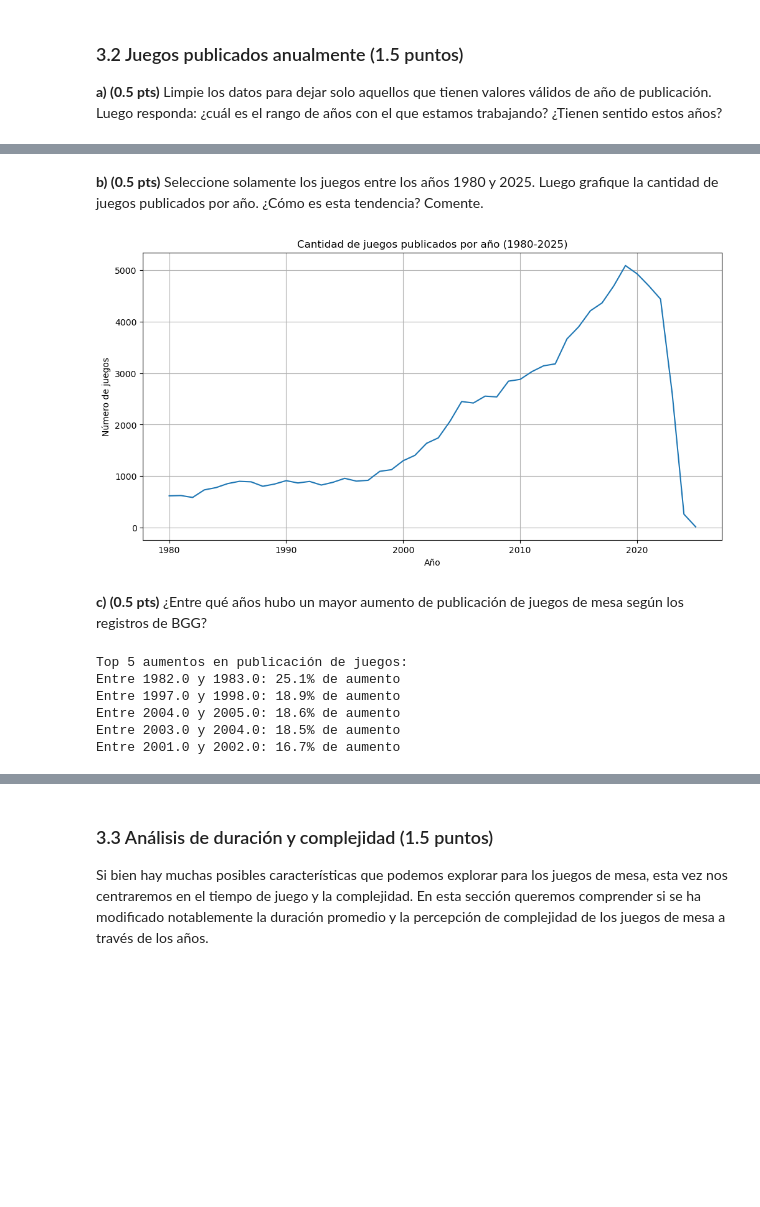
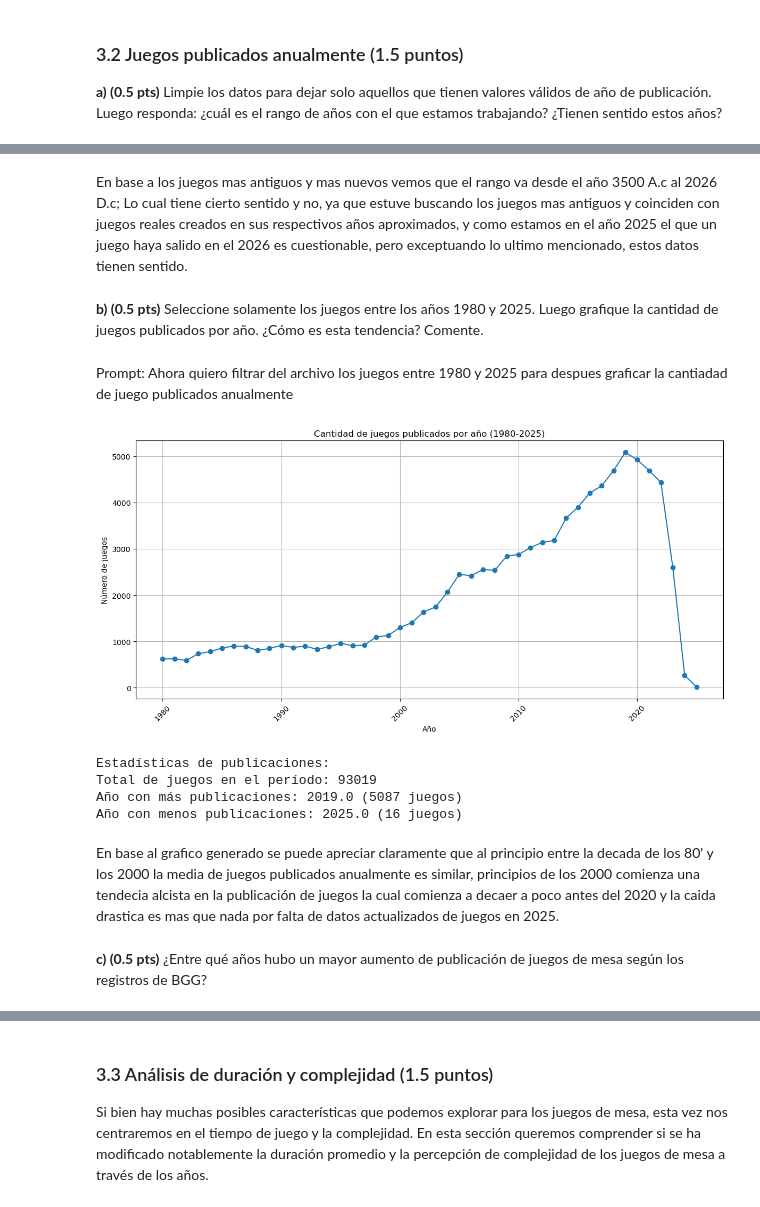
Before and after one commit to jvargsal-code/IMT2200-JESUS-VARGAS, a Jupyter notebook: Tarea 01/IMT2200-25s2 - Tarea 01.ipynb, the cells around one changed output, grey strips where cells are left out. Saved outputs shown, nothing was run; the diff lists cells and outputs as text; code cells hidden in the pictures; blank space fills up the shorter version.

```diff
--- a/Tarea 01/IMT2200-25s2 - Tarea 01.ipynb
+++ b/Tarea 01/IMT2200-25s2 - Tarea 01.ipynb
@@ -187,38 +248,47 @@ Rango de años: -3500.0 a 2026.0
+# %% [markdown]
+En base a los juegos mas antiguos y mas nuevos vemos que el rango va desde el año 3500 A.c al 2026 D.c; Lo cual tiene cierto sentido y no, ya que estuve buscando los juegos mas antiguos y coinciden con juegos reales creados en sus respectivos años aproximados, y como estamos en el año 2025 el que un juego haya salido en el 2026 es cuestionable, pero exceptuando lo ultimo mencionado, estos datos tienen sentido.
 # %% [markdown]
 **b) (0.5 pts)** Seleccione solamente los juegos entre los años 1980 y 2025. Luego grafique la cantidad de juegos publicados por año. ¿Cómo es esta tendencia? Comente.
+# %% [markdown]
+Prompt: Ahora quiero filtrar del archivo los juegos entre 1980 y 2025 para despues graficar la cantiadad de juego publicados anualmente
 # %%
+# Cargar el DataFrame
+df = pd.read_csv('bgg_Filtrado.csv')
+
 # Filtrar juegos entre 1980 y 2025
-games_filtered = games_clean[(games_clean['year'] >= 1980) & (games_clean['year'] <= 2025)]
+games_filtered = df[(df['year'] >= 1980) & (df['year'] <= 2025)]
 
-# Contar juegos por año
+# Contar juegos por año y ordenar por índice (año)
 games_per_year = games_filtered['year'].value_counts().sort_index()
 
-# Graficar tendencia
+# Crear gráfico
 plt.figure(figsize=(12, 6))
-plt.plot(games_per_year.index, games_per_year.values)
+plt.plot(games_per_year.index, games_per_year.values, marker='o')
 plt.title('Cantidad de juegos publicados por año (1980-2025)')
 plt.xlabel('Año')
 plt.ylabel('Número de juegos')
 plt.grid(True)
+
+# Rotar etiquetas del eje x para mejor legibilidad
+plt.xticks(rotation=45)
+
+# Ajustar márgenes
+plt.tight_layout()
+
 plt.show()
+
+# Mostrar algunas estadísticas
+print("\nEstadísticas de publicaciones:")
+print(f"Total de juegos en el período: {len(games_filtered)}")
+print(f"Año con más publicaciones: {games_per_year.idxmax()} ({games_per_year.max()} juegos)")
+print(f"Año con menos publicaciones: {games_per_year.idxmin()} ({games_per_year.min()} juegos)")
 # %% [output]
-[figure, old version]
+[figure, new version]
+Estadísticas de publicaciones:
+Total de juegos en el período: 93019
+Año con más publicaciones: 2019.0 (5087 juegos)
+Año con menos publicaciones: 2025.0 (16 juegos)
+# %% [markdown]
+En base al grafico generado se puede apreciar claramente que al principio entre la decada de los 80' y los 2000 la media de juegos  publicados anualmente es similar, principios de los 2000 comienza una tendecia alcista en la publicación de juegos la cual comienza a decaer a poco antes del 2020 y la caida drastica es mas que nada por falta de datos actualizados de juegos en 2025.
 # %% [markdown]
 **c) (0.5 pts)** ¿Entre qué años hubo un mayor aumento de publicación de juegos de mesa según los registros de BGG?
-# %%
-# Calcular el cambio año a año
-year_change = games_per_year.pct_change() * 100
-
-# Encontrar los años con mayor aumento
-top_increases = year_change.sort_values(ascending=False).head(5)
-
-print("Top 5 aumentos en publicación de juegos:")
-for year, increase in top_increases.items():
-    print(f"Entre {year-1} y {year}: {increase:.1f}% de aumento")
-# %% [output]
-Top 5 aumentos en publicación de juegos:
-Entre 1982.0 y 1983.0: 25.1% de aumento
-Entre 1997.0 y 1998.0: 18.9% de aumento
-Entre 2004.0 y 2005.0: 18.6% de aumento
-Entre 2003.0 y 2004.0: 18.5% de aumento
-Entre 2001.0 y 2002.0: 16.7% de aumento
```
Also changed, not shown: parts of 11 cells of this notebook, 3 other files.
